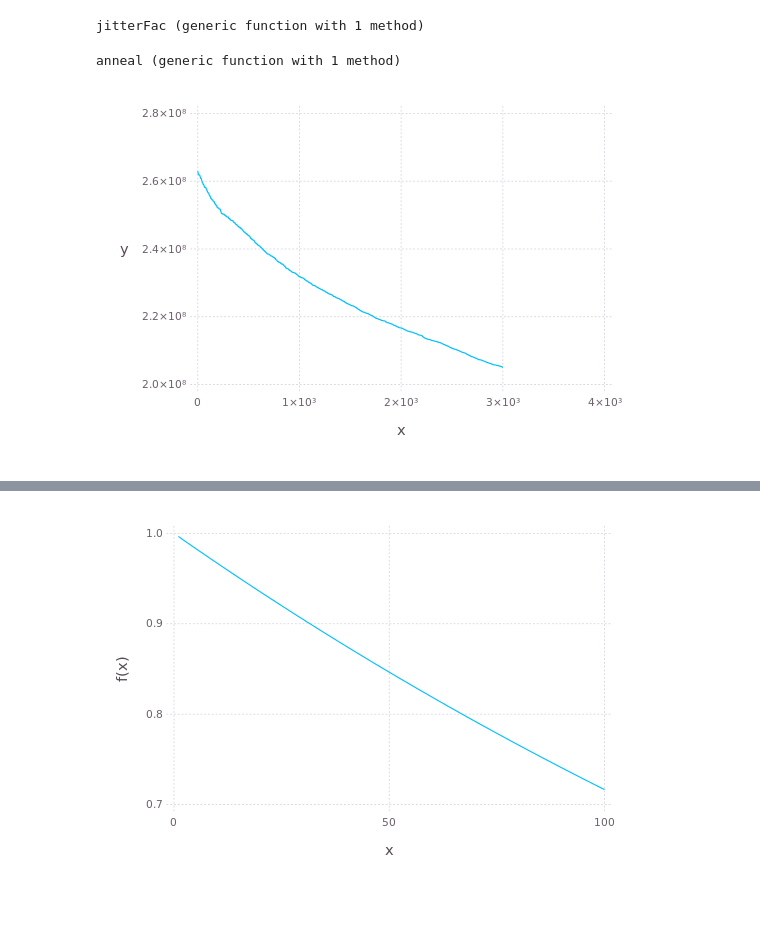
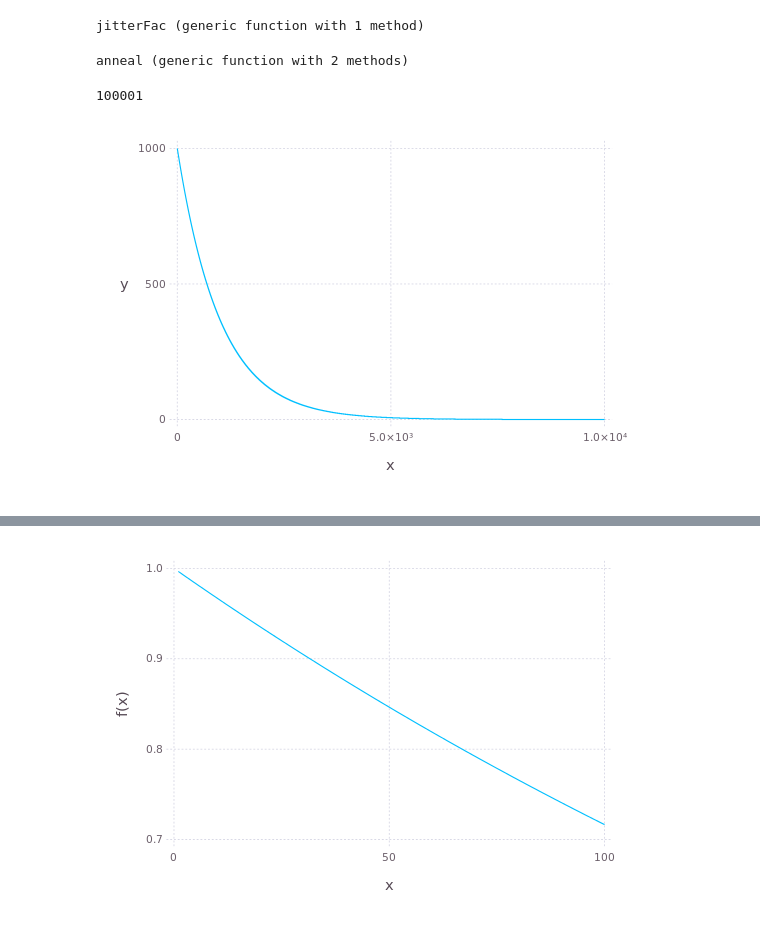
Before and after one commit to cfusting/ijulianotebooks, a Jupyter notebook: Fac.ipynb, the cells around one changed output, grey strips where cells are left out. Cells and saved outputs as stored; diff of their text form; code cells hidden in the pictures.

```diff
--- a/Fac.ipynb
+++ b/Fac.ipynb
@@ -87,21 +87,24 @@ end
 # %% [output]
 jitterFac (generic function with 1 method)
 # %%
-function anneal(pe, fac, temp, tstep)
-    costs = zeros(convert(Int, ceil(temp / tstep)) + 1)
+function anneal(pe, fac, temp, tstep, itr)
+    costs = zeros(itr)
     cfac = copy(fac)
     ccost = totalCost(pe, cfac)
     i = 1
-    while temp > 0
+    tbad = 0
+    while i <= itr
         costs[i] = ccost
         nfac = jitterFac(pe, cfac)
         ncost = totalCost(pe, nfac)
         diff = ccost - ncost
+        #print(diff,"|")
         if diff > 0
             cfac = nfac
             ccost = ncost
         else
-            if exp(diff / temp) > rand()
+            if temp > 0 && exp(diff / temp) > rand()
+                tbad = tbad + 1
                 cfac = nfac
                 ccost = ncost
             end
@@ -109,15 +112,21 @@ function anneal(pe, fac, temp, tstep)
         temp = temp - tstep
         i = i + 1
     end
-    costs
+    (costs, cfac, tbad)
 end
 # %% [output]
-anneal (generic function with 1 method)
+anneal (generic function with 2 methods)
 # %%
-temp = 300
-tstep = .1
-itr = convert(Int, ceil(temp / tstep)) + 1
-cost = anneal(pe, fac, temp, tstep);
+temp = 10^7
+tstep = 10^2
+itr = 10^6
+(cost, cfac, tbad) = anneal(pe, fac, temp, tstep, itr)
 plot(x = [x for x = 1:itr], y = cost, Geom.line)
-# %% [output]
-[figure, removed]
+# %%
+length(cost)
+# %% [output]
+100001
+# %%
+plot(x = [x for x = 1:cells], y = pe, Geom.line)
+# %% [output]
+[figure, added]
```
Also changed, not shown: parts of 5 cells of this notebook.
